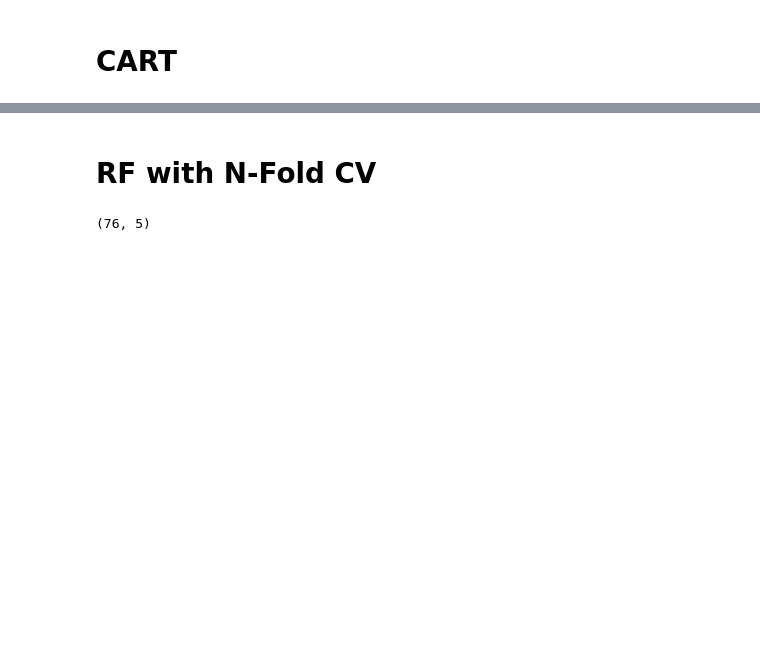
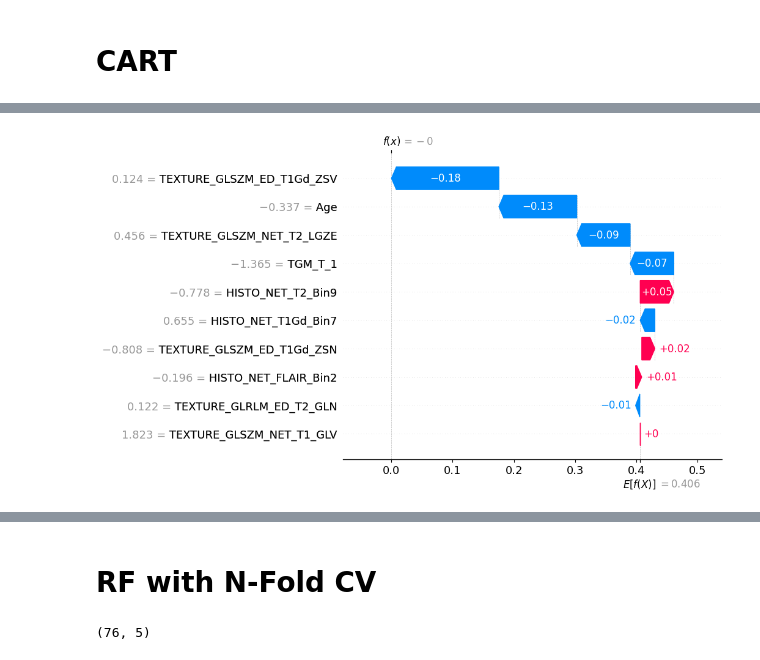
Before and after one commit to hansa31/GBM-analysis, a Jupyter notebook: Models.ipynb, the cells around one changed output, grey strips where cells are left out. Saved outputs shown, nothing was run; the diff lists cells and outputs as text; code cells hidden in the pictures; blank space fills up the shorter version.

```diff
--- a/Models.ipynb
+++ b/Models.ipynb
@@ -334,0 +490,5 @@ graph
+# %%
+# waterfall plot for class 1 - LOW
+shap.plots.waterfall(shap_values[0,:,1])
+# %% [output]
+[figure, added]
```
Also changed, not shown: parts of 52 cells of this notebook.
